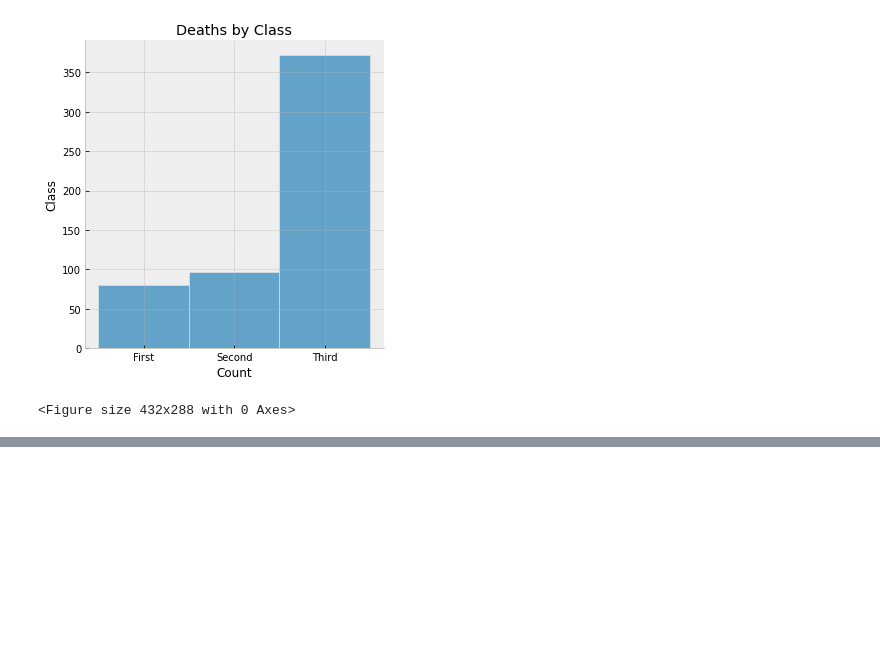
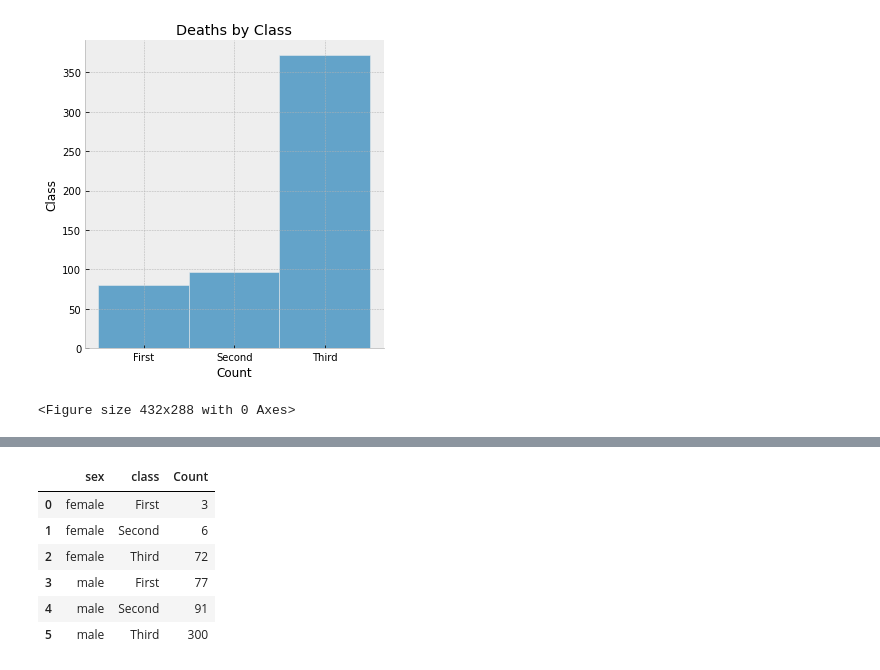
Before and after one commit to gabrielmazzitelli86/Titanic, a Jupyter notebook: titanic.ipynb, the cells around one changed output, grey strips where cells are left out. Drawn from its saved outputs; the diff is of its cells as text; code cells hidden in the pictures; blank space fills up the shorter version.

```diff
--- a/titanic.ipynb
+++ b/titanic.ipynb
@@ -35,8 +52,18 @@ plt.figure();
 # %%
-#gkk = df.groupby(['Team', 'Position'])
-#print(tips.groupby('time')['total_bill'].describe())
-#df_titanic_deaths_by_class=df_titanic_deaths[['sex', 'class']]
-#df_titanic_deaths_by_class=df_titanic_deaths_by_class.groupby(['class']).count()
-#df_titanic_deaths_by_class.head()
+##df.groupby("state")["last_name"].count()
+#df.groupby(["state", "gender"])["last_name"].count()
+df_titanic_deaths_by_class=df_titanic_deaths_by_class.groupby(['sex','class']).size().reset_index(name="Count")
+df_titanic_deaths_by_class.head(100)
+
 #ax = sns.displot(data=df_titanic_deaths_by_class, x='class', fill=True)
 #plt.figure();#
+#grouped_df = data.groupby(['Gender', 'Employed']
+ #                         ).size().reset_index(name="Count")
+# %% [output]
+|  | sex | class | Count |
+| 0 | female | First | 3 |
+| 1 | female | Second | 6 |
+| 2 | female | Third | 72 |
+| 3 | male | First | 77 |
+| 4 | male | Second | 91 |
+| 5 | male | Third | 300 |
```
Also changed, not shown: parts of 2 cells of this notebook.
